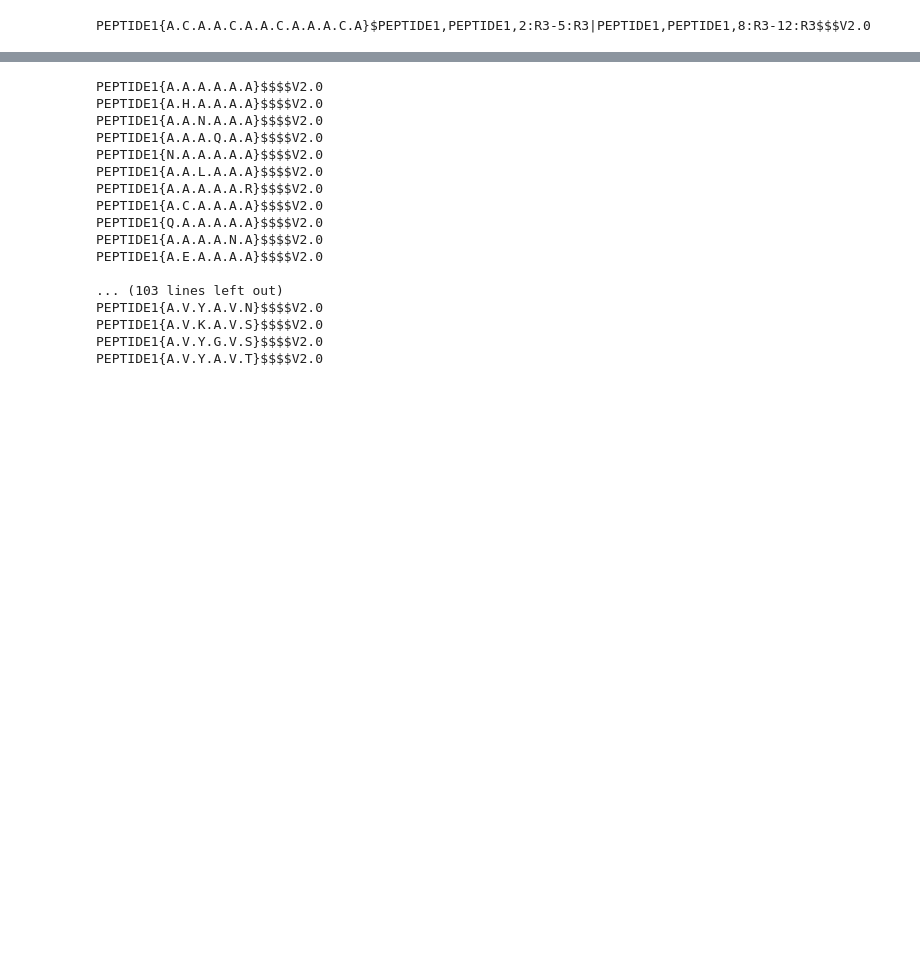
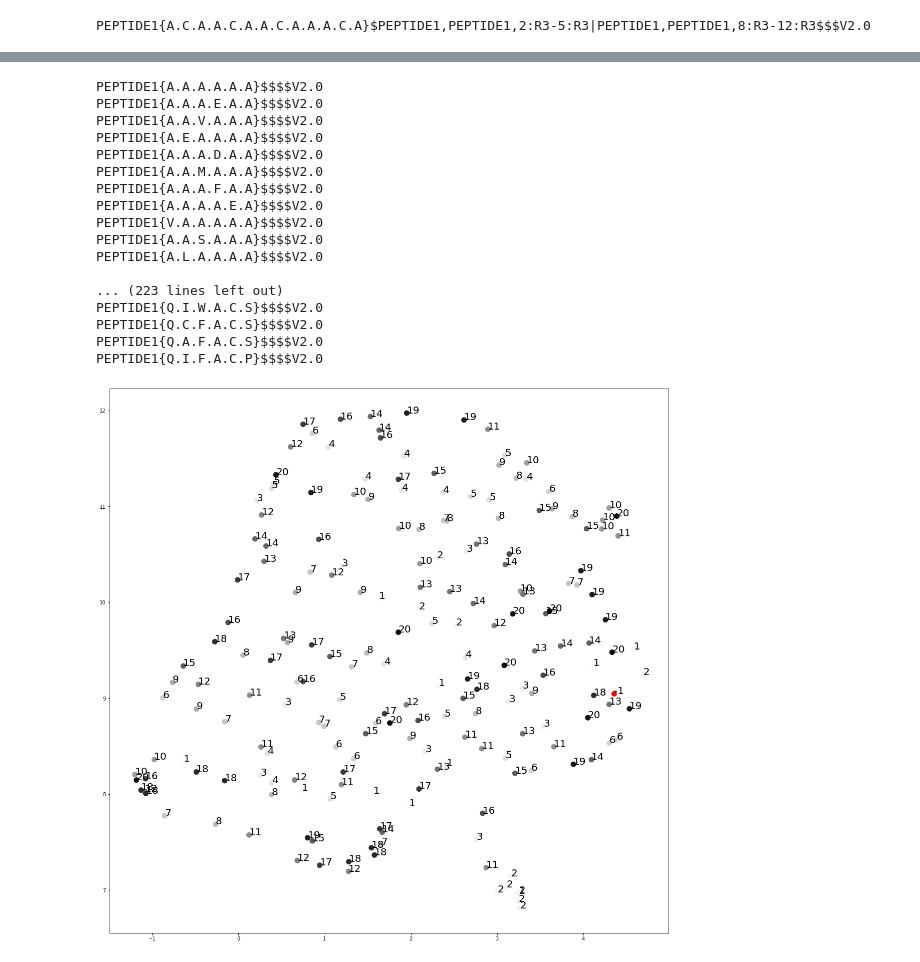
Before and after one commit to jeeberhardt/mobius, a Jupyter notebook: data/helm_ga/Untitled.ipynb, the cells around one changed output, grey strips where cells are left out. Drawn from its saved outputs; the diff is of its cells as text; code cells hidden in the pictures; blank space fills up the shorter version.

```diff
--- a/data/helm_ga/Untitled.ipynb
+++ b/data/helm_ga/Untitled.ipynb
@@ -389,33 +525,57 @@ PEPTIDE1{A.H.A.A.C.L}|PEPTIDE2{T.C.P.A.C.A}$$$$V2.0
 # %%
 HELM_string = 'PEPTIDE1{A.A.A.A.A.A}$$$$V2.0'
 
-m = HELMGeneticOperators(monomer_aa1_lib)
+m = HELMGeneticOperators(monomer_aa1_lib, probability_matrix=probability_matrix)
+all_mutants = [HELM_string]
+colors = [-1]
+n = 20
 
-for i in range(10):
+for i in range(n):
     print(HELM_string)
-    mutants = m.mutate(HELM_string, minimum_mutations=1, maximum_mutations=2)
+    mutants = m.mutate(HELM_string, minimum_mutations=1, maximum_mutations=1)
 
     for mutant in mutants:
         print(mutant)
 
     HELM_string = mutants[0]
+    all_mutants.extend(mutants)
+    colors.extend([i + 1] * 10)
 
     print()
 # %% [output]
 PEPTIDE1{A.A.A.A.A.A}$$$$V2.0
-PEPTIDE1{A.H.A.A.A.A}$$$$V2.0
-PEPTIDE1{A.A.N.A.A.A}$$$$V2.0
-PEPTIDE1{A.A.A.Q.A.A}$$$$V2.0
-PEPTIDE1{N.A.A.A.A.A}$$$$V2.0
-PEPTIDE1{A.A.L.A.A.A}$$$$V2.0
-PEPTIDE1{A.A.A.A.A.R}$$$$V2.0
-PEPTIDE1{A.C.A.A.A.A}$$$$V2.0
-PEPTIDE1{Q.A.A.A.A.A}$$$$V2.0
-PEPTIDE1{A.A.A.A.N.A}$$$$V2.0
+PEPTIDE1{A.A.A.E.A.A}$$$$V2.0
+PEPTIDE1{A.A.V.A.A.A}$$$$V2.0
 PEPTIDE1{A.E.A.A.A.A}$$$$V2.0
+PEPTIDE1{A.A.A.D.A.A}$$$$V2.0
+PEPTIDE1{A.A.M.A.A.A}$$$$V2.0
+PEPTIDE1{A.A.A.F.A.A}$$$$V2.0
+PEPTIDE1{A.A.A.A.E.A}$$$$V2.0
+PEPTIDE1{V.A.A.A.A.A}$$$$V2.0
+PEPTIDE1{A.A.S.A.A.A}$$$$V2.0
+PEPTIDE1{A.L.A.A.A.A}$$$$V2.0
 
-... (103 lines left out)
-PEPTIDE1{A.V.Y.A.V.N}$$$$V2.0
-PEPTIDE1{A.V.K.A.V.S}$$$$V2.0
-PEPTIDE1{A.V.Y.G.V.S}$$$$V2.0
-PEPTIDE1{A.V.Y.A.V.T}$$$$V2.0
+... (223 lines left out)
+PEPTIDE1{Q.I.W.A.C.S}$$$$V2.0
+PEPTIDE1{Q.C.F.A.C.S}$$$$V2.0
+PEPTIDE1{Q.A.F.A.C.S}$$$$V2.0
+PEPTIDE1{Q.I.F.A.C.P}$$$$V2.0
+# %%
+fps = map4_fingerprint(all_mutants, input_type='helm')
+
+k = TanimotoSimilarityKernel()
+mat = k.forward(fps, fps)
+
+fit = umap.UMAP(n_neighbors=5, min_dist=0.1, metric='precomputed')
+u = fit.fit_transform(mat)
+
+fig, ax = plt.subplots(figsize=(20, 20))
+ax.scatter(u[:,0], u[:,1], s=100, c=colors, vmin=0, vmax=n+1, cmap='Greys')
+ax.scatter(u[0,0], u[0,1], s=100, c='red')
+
+for i, txt in enumerate(u):
+    ax.annotate(colors[i], (u[i,0], u[i,1]), fontsize=20)
+
+plt.show()
+# %% [output]
+[figure, added]
```
Also changed, not shown: parts of 13 cells of this notebook, 4 other files.
